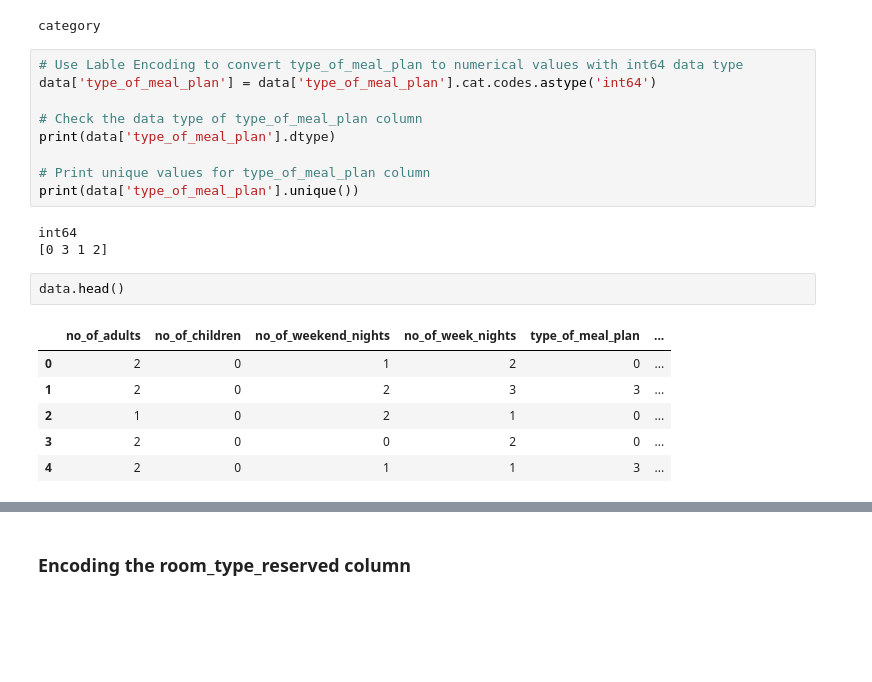
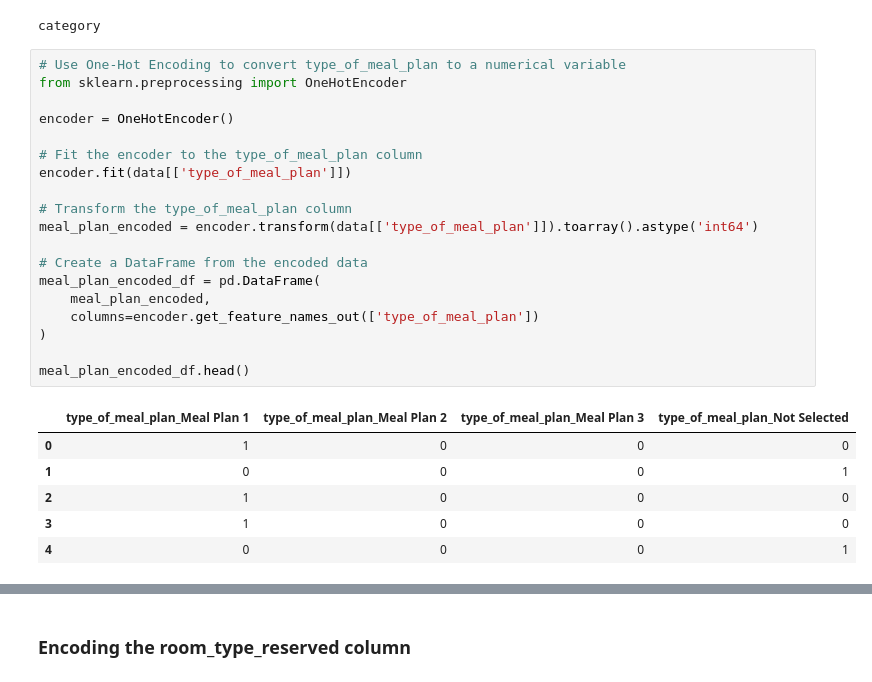
Before and after one commit to Drashko73/hotel-reservations-analysis, a Jupyter notebook: notebooks/03_data_preparation.ipynb, the cells around one changed output, grey strips where cells are left out. Drawn from its saved outputs; the diff is of its cells as text; blank space fills up the shorter version.

```diff
--- a/notebooks/03_data_preparation.ipynb
+++ b/notebooks/03_data_preparation.ipynb
@@ -48,24 +48,29 @@ data['type_of_meal_plan'] = data['type_of_meal_plan'].astype('category')
 print(data['type_of_meal_plan'].dtype)
 # %% [output]
 category
-# %%
-# Use Lable Encoding to convert type_of_meal_plan to numerical values with int64 data type
-data['type_of_meal_plan'] = data['type_of_meal_plan'].cat.codes.astype('int64')
-
-# Check the data type of type_of_meal_plan column
-print(data['type_of_meal_plan'].dtype)
-
-# Print unique values for type_of_meal_plan column
-print(data['type_of_meal_plan'].unique())
-# %% [output]
-int64
-[0 3 1 2]
-# %%
-data.head()
-# %% [output]
-|  | no_of_adults | no_of_children | no_of_weekend_nights | no_of_week_nights | type_of_meal_plan | ... |
-| 0 | 2 | 0 | 1 | 2 | 0 | ... |
-| 1 | 2 | 0 | 2 | 3 | 3 | ... |
-| 2 | 1 | 0 | 2 | 1 | 0 | ... |
-| 3 | 2 | 0 | 0 | 2 | 0 | ... |
-| 4 | 2 | 0 | 1 | 1 | 3 | ... |
+# %%
+# Use One-Hot Encoding to convert type_of_meal_plan to a numerical variable
+from sklearn.preprocessing import OneHotEncoder
+
+encoder = OneHotEncoder()
+
+# Fit the encoder to the type_of_meal_plan column
+encoder.fit(data[['type_of_meal_plan']])
+
+# Transform the type_of_meal_plan column
+meal_plan_encoded = encoder.transform(data[['type_of_meal_plan']]).toarray().astype('int64')
+
+# Create a DataFrame from the encoded data
+meal_plan_encoded_df = pd.DataFrame(
+    meal_plan_encoded,
+    columns=encoder.get_feature_names_out(['type_of_meal_plan'])
+)
+
+meal_plan_encoded_df.head()
+# %% [output]
+|  | type_of_meal_plan_Meal Plan 1 | type_of_meal_plan_Meal Plan 2 | type_of_meal_plan_Meal Plan 3 | type_of_meal_plan_Not Selected |
+| 0 | 1 | 0 | 0 | 0 |
+| 1 | 0 | 0 | 0 | 1 |
+| 2 | 1 | 0 | 0 | 0 |
+| 3 | 1 | 0 | 0 | 0 |
+| 4 | 0 | 0 | 0 | 1 |
```
Also changed, not shown: parts of 14 cells of this notebook, 2 other files.
